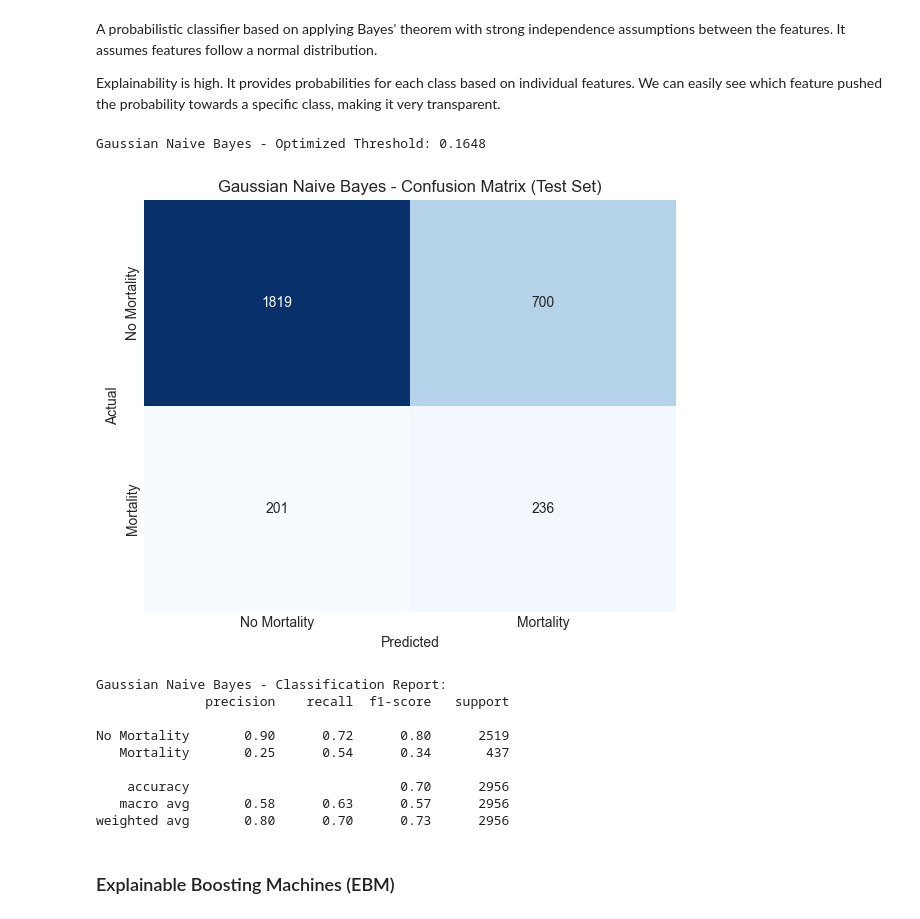
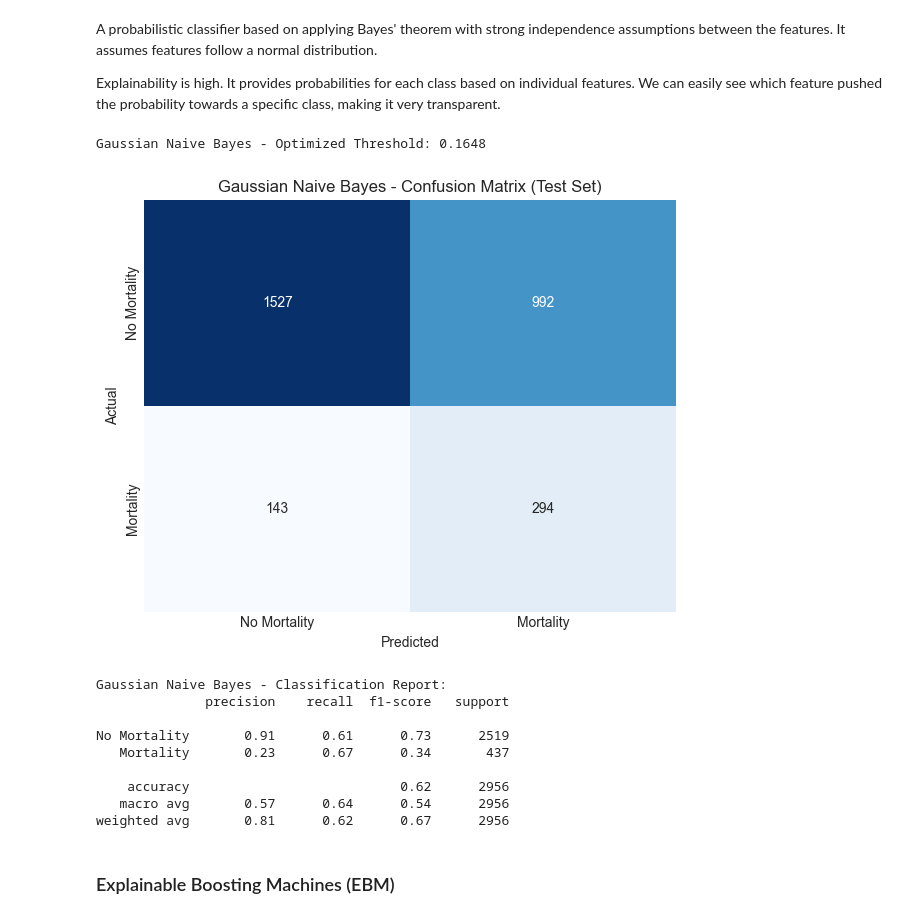
Before and after one commit to uripont/catalan-traffic-accident-analysis, a Jupyter notebook: notebooks/03_model_exploration.ipynb, the cells around one changed output. Cells and saved outputs as stored; diff of their text form; code cells hidden in the pictures.

```diff
--- a/notebooks/03_model_exploration.ipynb
+++ b/notebooks/03_model_exploration.ipynb
@@ -239,8 +187,8 @@ We will be storing an object per each model containing the model itself and its
 # %%
 def evaluate_model(model, X_train, X_val, X_test, y_train, y_val, y_test, model_name):
     """
-    Comprehensive model evaluation with Threshold Optimization.
-    Finds the best threshold on the Validation set (maximizing F1) and applies it to all sets.
+    Comprehensive model evaluation on train, val, and test sets using optimized threshold.
+    Also measures inference time on validation set
     """
     results = {}
     best_threshold = 0.5  # Default for models without predict_proba
@@ -309,8 +257,14 @@ def evaluate_model(model, X_train, X_val, X_test, y_train, y_val, y_test, model_
 
     return results
 
-def plot_confusion_matrix(model, X_test, y_test, model_name):
-    y_pred = model.predict(X_test)
+def plot_confusion_matrix(model, X_test, y_test, model_name, threshold=0.5):
+    # Generate predictions based on the specific threshold
+    if hasattr(model, 'predict_proba'):
+        y_proba = model.predict_proba(X_test)[:, 1]
+        y_pred = (y_proba >= threshold).astype(int)
+    else:
+        y_pred = model.predict(X_test)
+
     cm = confusion_matrix(y_test, y_pred)
 
     fig, ax = plt.subplots(figsize=(6, 5))
@@ -740,9 +694,9 @@ A simple, instance-based learning algorithm that classifies a new data point bas
 Explainability is medium. It is interpreted by example: "We predicted Class A because the 5 most similar historical cases were also Class A." However, it doesn't provide a formulaic explanation of which features drove the similarity.
 # %%
 knn = KNeighborsClassifier(
-    n_neighbors=5,
+    n_neighbors=50,
     n_jobs=-1,
-    weights='distance'
+    weights='uniform'
 )
 
 knn_train_start = time.time()
@@ -762,5 +716,5 @@ knn_info = {
     'best_threshold': knn_results['Best Threshold']
 }
 
-plot_confusion_matrix(knn, X_test_scaled, y_test, 'k-NN')
+plot_confusion_matrix(knn, X_test_scaled, y_test, 'k-NN', threshold=knn_info['best_threshold'])
 # %% [output]
@@ -784,36 +738,36 @@ Explainability is high. It provides probabilities for each class based on indivi
 # %%
 nb = GaussianNB()
 
 nb_train_start = time.time()
 nb.fit(X_train_scaled, y_train)
 nb_train_time = time.time() - nb_train_start
 
 nb_results = evaluate_model(nb, X_train_scaled, X_val_scaled, X_test_scaled,
                             y_train, y_val, y_test, 'Gaussian Naive Bayes')
 
 nb_info = {
     'model': nb,
     'training_time': nb_train_time,
     'inference_time': nb_results['Inference Time (ms/sample)'],
     'parameters': len(nb.var_) * 2,  # Mean and variance for each feature
     'train_results': nb_results['Train'],
     'test_results': nb_results['Test'],
     'best_threshold': nb_results['Best Threshold']
 }
 
-plot_confusion_matrix(nb, X_test_scaled, y_test, 'Gaussian Naive Bayes')
+plot_confusion_matrix(nb, X_test_scaled, y_test, 'Gaussian Naive Bayes', threshold=nb_info['best_threshold'])
 # %% [output]
 Gaussian Naive Bayes - Optimized Threshold: 0.1648
-[figure, old version]
+[figure, new version]
 Gaussian Naive Bayes - Classification Report:
               precision    recall  f1-score   support
 
-No Mortality       0.90      0.72      0.80      2519
-   Mortality       0.25      0.54      0.34       437
+No Mortality       0.91      0.61      0.73      2519
+   Mortality       0.23      0.67      0.34       437
 
-    accuracy                           0.70      2956
-   macro avg       0.58      0.63      0.57      2956
-weighted avg       0.80      0.70      0.73      2956
+    accuracy                           0.62      2956
+   macro avg       0.57      0.64      0.54      2956
+weighted avg       0.81      0.62      0.67      2956
 # %% [markdown]
 ### Explainable Boosting Machines (EBM)
 # %% [markdown]
```
Also changed, not shown: parts of 16 cells of this notebook.
